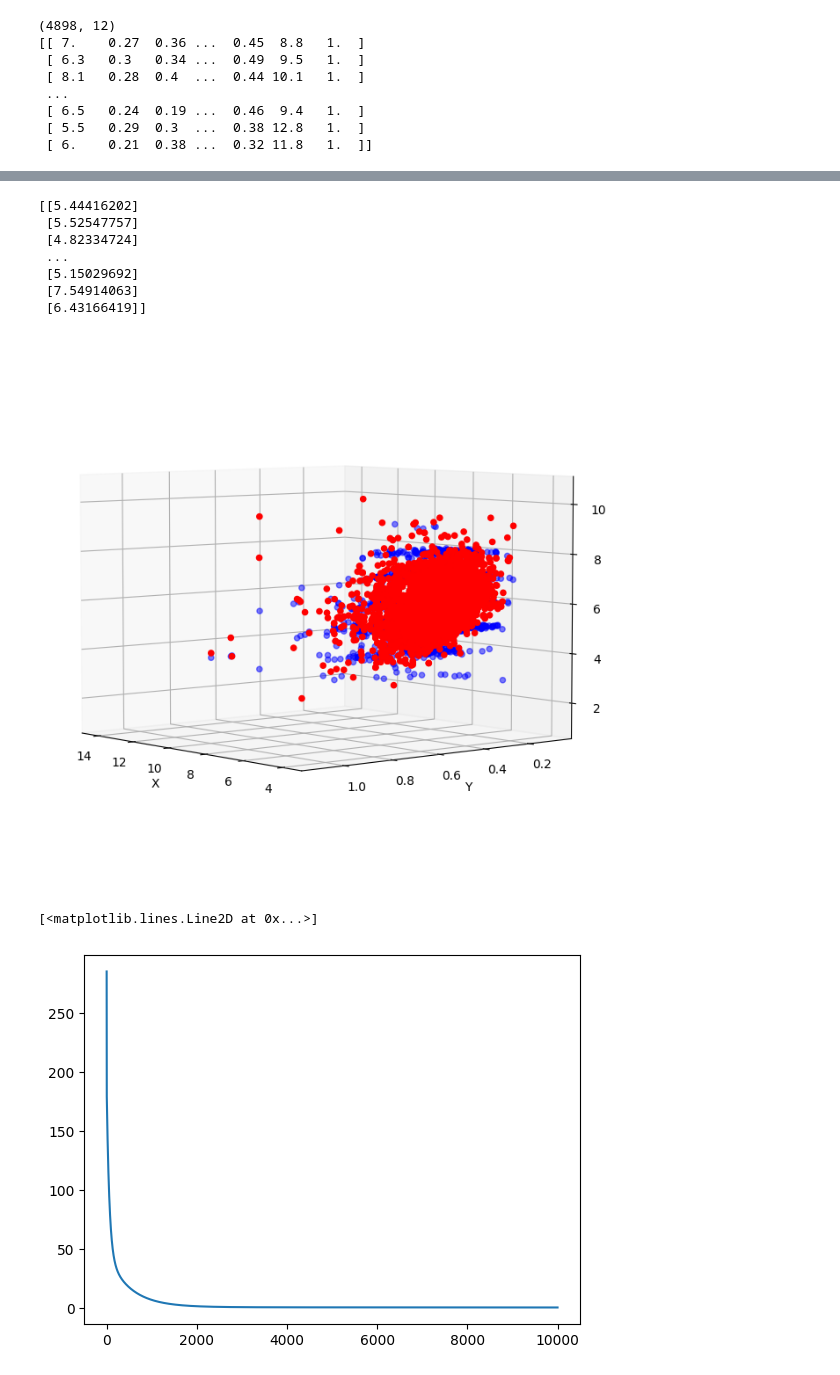
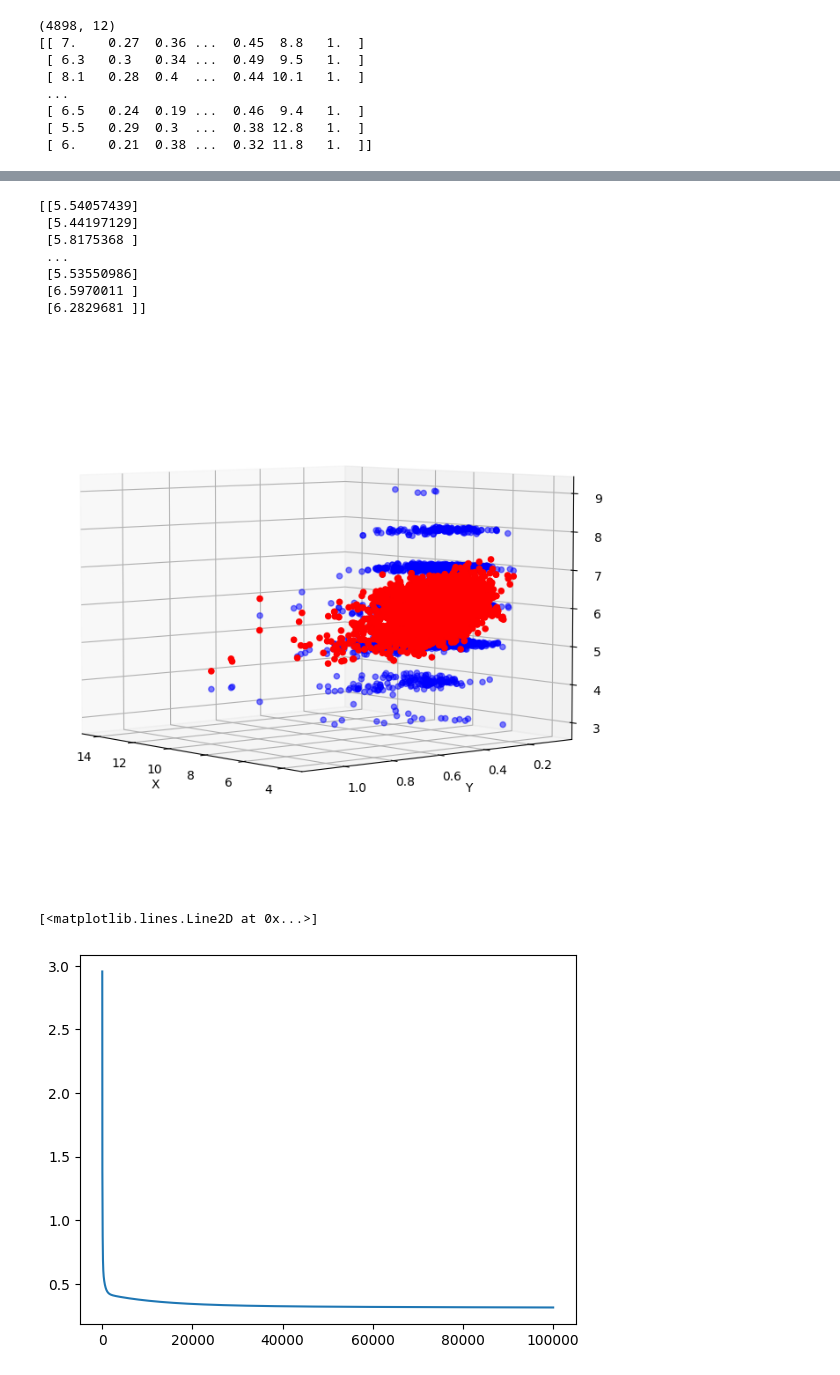
Before and after one commit to DurandAntonin/ProgrammationAvanceeFI3, a Jupyter notebook: src/TP/Exo5-RegressionLineaireMultiple.ipynb, the cells around one changed output, grey strips where cells are left out. Saved outputs shown, nothing was run; the diff lists cells and outputs as text; code cells hidden in the pictures.

```diff
--- a/src/TP/Exo5-RegressionLineaireMultiple.ipynb
+++ b/src/TP/Exo5-RegressionLineaireMultiple.ipynb
@@ -140,7 +143,7 @@ print(X)
  [ 6.    0.21  0.38 ...  0.32 11.8   1.  ]]
 # %%
 #on optimise le modèle avec la descente de gradient
-resultDescenteGradientPol = descenteGradient(X, y, theta, 0.0001, 10000)
+resultDescenteGradientPol = descenteGradient(X, y, theta, 0.0001, 100000)
 newTheta = resultDescenteGradientPol[0]
 varCout = resultDescenteGradientPol[1]
 
@@ -180,19 +183,19 @@ ax.set_zlabel('Z')
 ax.view_init(5,-220)
 plt.show()
 # %% [output]
-[[5.44416202]
- [5.52547757]
- [4.82334724]
+[[5.54057439]
+ [5.44197129]
+ [5.8175368 ]
  ...
- [5.15029692]
- [7.54914063]
- [6.43166419]]
+ [5.53550986]
+ [6.5970011 ]
+ [6.2829681 ]]
-[figure, old version]
+[figure, new version]
 # %%
 #on affiche la variation des couts au fil de la descente des gradients
-plt.plot([i for i in range(10000)], varCout)
+plt.plot([i for i in range(100000)], varCout)
 # %% [output]
 [<matplotlib.lines.Line2D at 0x...>]
-[figure, old version]
+[figure, new version]
 # %%
 #on calcule le coefficient de prédiction, plus le chiffre est proche de 1, mieux la prédiction est fidèle à la réalité
```
Also changed, not shown: parts of 10 cells of this notebook.
